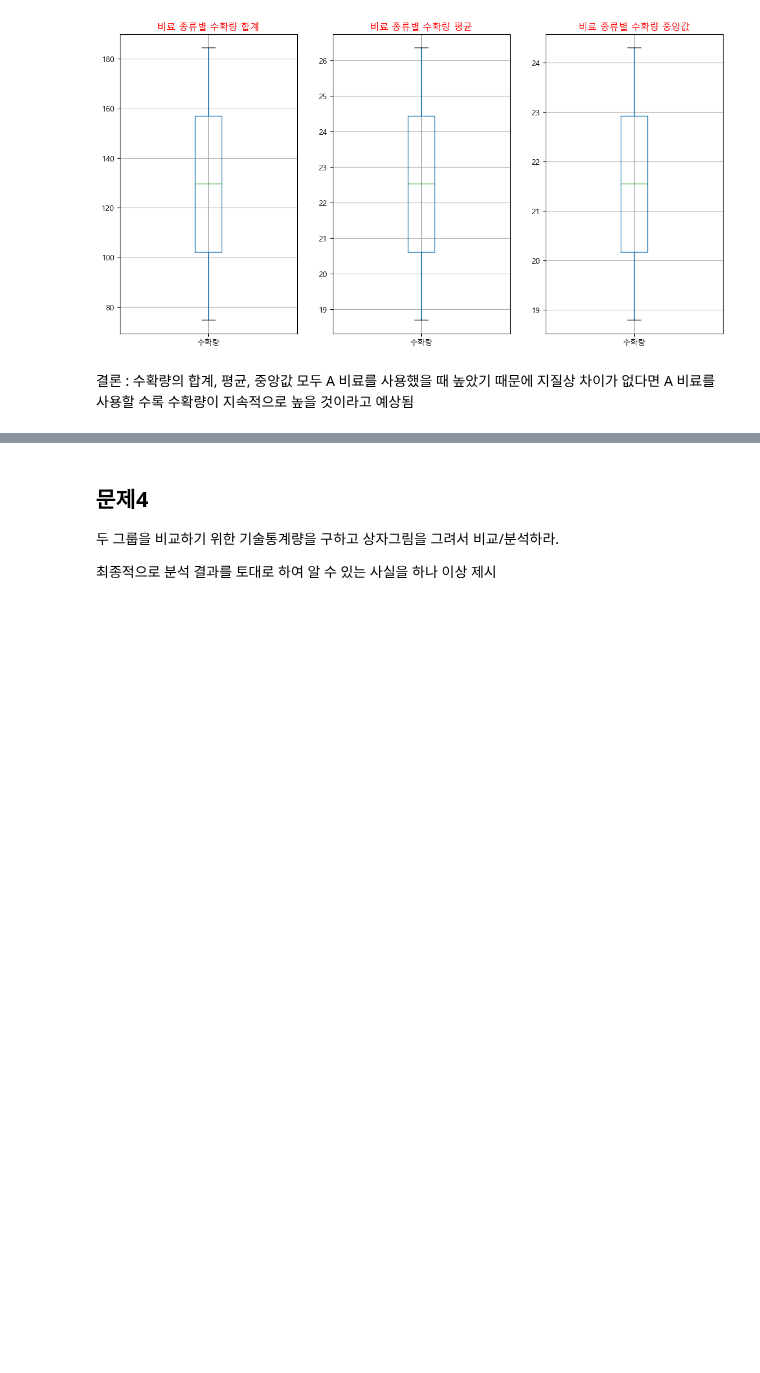
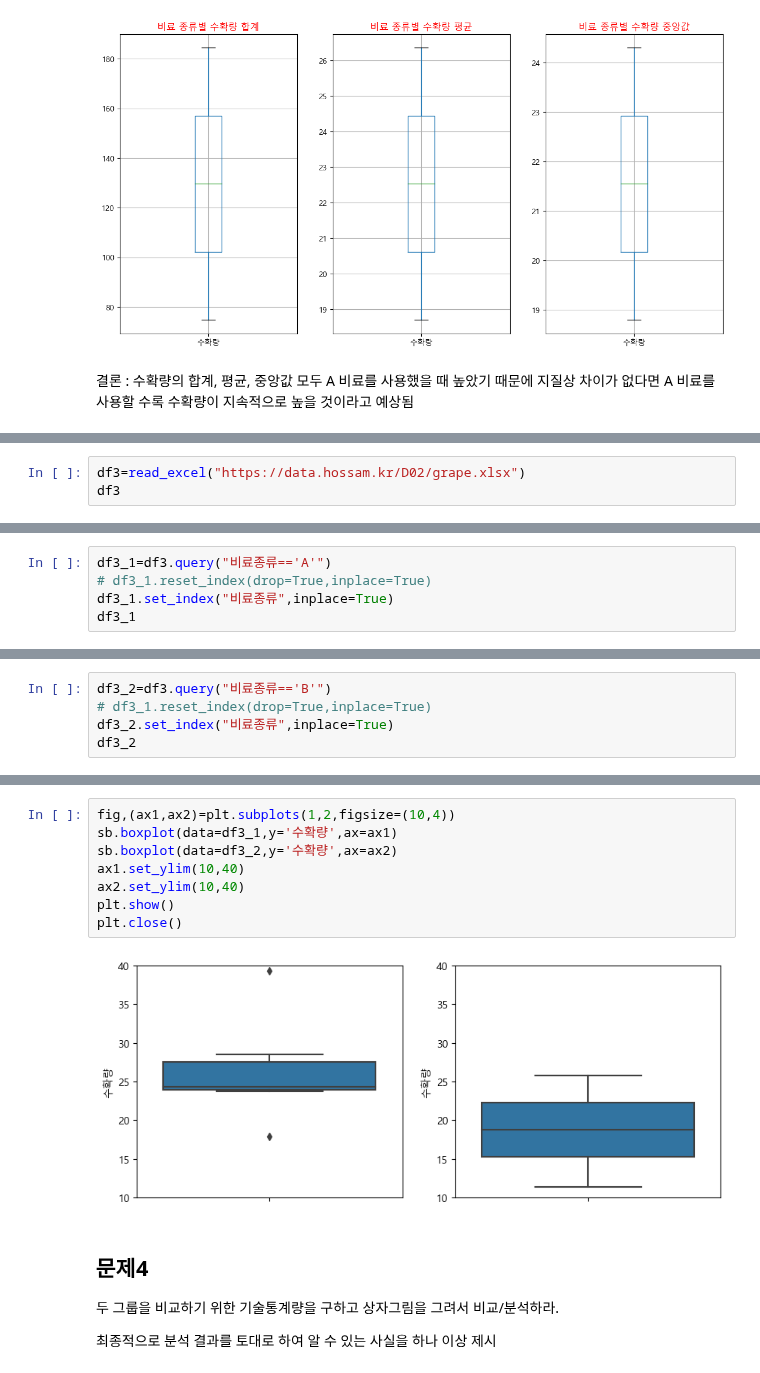
Before and after one commit to jaekim3220/jupyter, a Jupyter notebook: D. 탐색적 데이터 분석/02. 기술통계/연습문제(1).ipynb, the cells around one changed output, grey strips where cells are left out. Cells and saved outputs as stored; diff of their text form; blank space fills up the shorter version.

Commit message:
연습문제(1)의 문제3에서 query를 사용한 데이터 분리한 경우 추가

```diff
--- a/D. 탐색적 데이터 분석/02. 기술통계/연습문제(1).ipynb
+++ b/D. 탐색적 데이터 분석/02. 기술통계/연습문제(1).ipynb
@@ -370,0 +373,3 @@ plt.close()
+# %%
+df3=read_excel("https://data.hossam.kr/D02/grape.xlsx")
+df3
@@ -370,0 +393,5 @@ plt.close()
+# %%
+df3_1=df3.query("비료종류=='A'")
+# df3_1.reset_index(drop=True,inplace=True)
+df3_1.set_index("비료종류",inplace=True)
+df3_1
@@ -370,0 +420,5 @@ plt.close()
+# %%
+df3_2=df3.query("비료종류=='B'")
+# df3_1.reset_index(drop=True,inplace=True)
+df3_2.set_index("비료종류",inplace=True)
+df3_2
@@ -371,3 +444,13 @@ plt.close()
+# %%
+fig,(ax1,ax2)=plt.subplots(1,2,figsize=(10,4))
+sb.boxplot(data=df3_1,y='수확량',ax=ax1)
+sb.boxplot(data=df3_2,y='수확량',ax=ax2)
+ax1.set_ylim(10,40)
+ax2.set_ylim(10,40)
+plt.show()
+plt.close()
+# %% [output]
+[figure, added]
 # %% [markdown]
 ## 문제4
 
```
Also changed, not shown: parts of 7 cells of this notebook.
